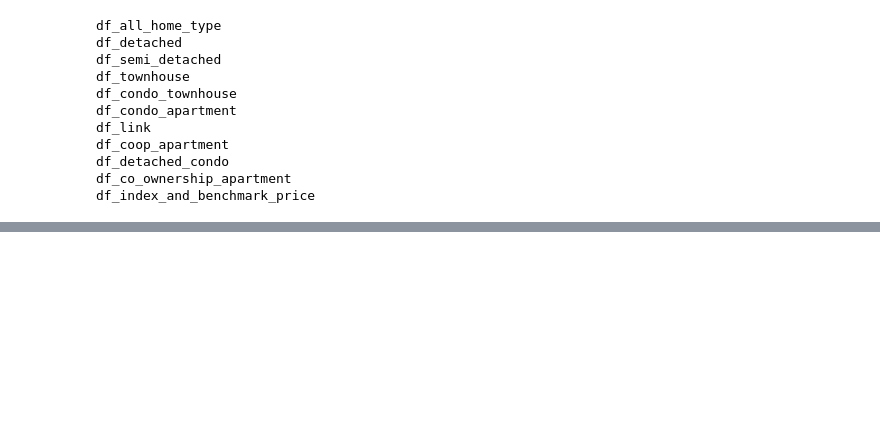
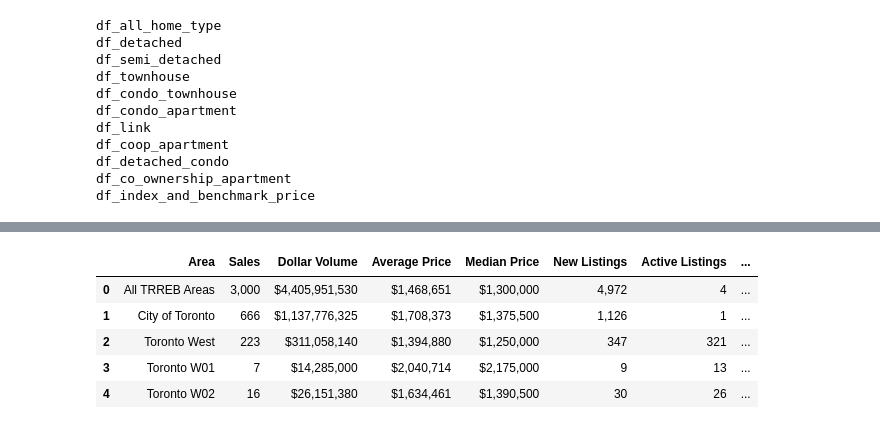
Before and after one commit to shannontorcato/City-of-Toronto, a Jupyter notebook: src/Script3-2-format_column_excel.ipynb, the cells around one changed output, grey strips where cells are left out. Cells and saved outputs as stored; diff of their text form; code cells hidden in the pictures; blank space fills up the shorter version.

```diff
--- a/src/Script3-2-format_column_excel.ipynb
+++ b/src/Script3-2-format_column_excel.ipynb
@@ -118,0 +136,9 @@ df_semi_detached.head()
+# %%
+df_detached.head()
+# %% [output]
+|  | Area | Sales | Dollar Volume | Average Price | Median Price | New Listings | Active Listings | ... |
+| 0 | All TRREB Areas | 3,000 | $4,405,951,530 | $1,468,651 | $1,300,000 | 4,972 | 4 | ... |
+| 1 | City of Toronto | 666 | $1,137,776,325 | $1,708,373 | $1,375,500 | 1,126 | 1 | ... |
+| 2 | Toronto West | 223 | $311,058,140 | $1,394,880 | $1,250,000 | 347 | 321 | ... |
+| 3 | Toronto W01 | 7 | $14,285,000 | $2,040,714 | $2,175,000 | 9 | 13 | ... |
+| 4 | Toronto W02 | 16 | $26,151,380 | $1,634,461 | $1,390,500 | 30 | 26 | ... |
```
Also changed, not shown: parts of 9 cells of this notebook, 7 other files.
